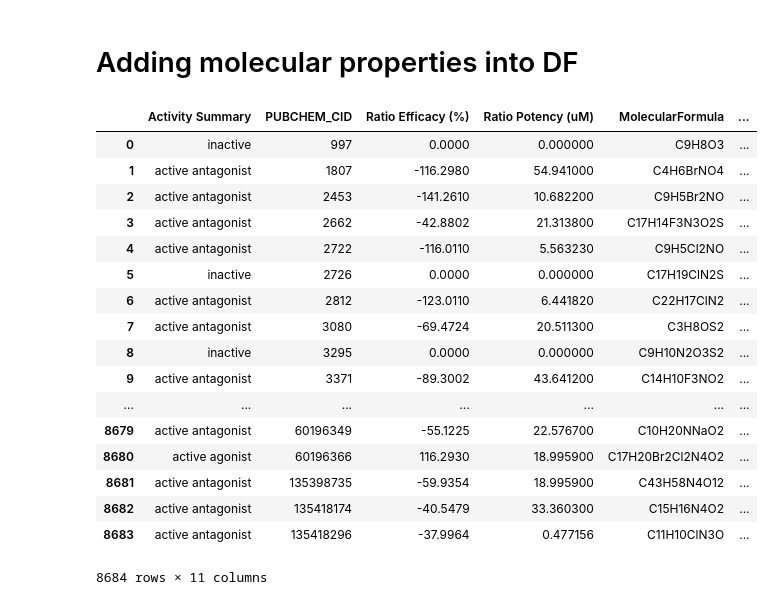
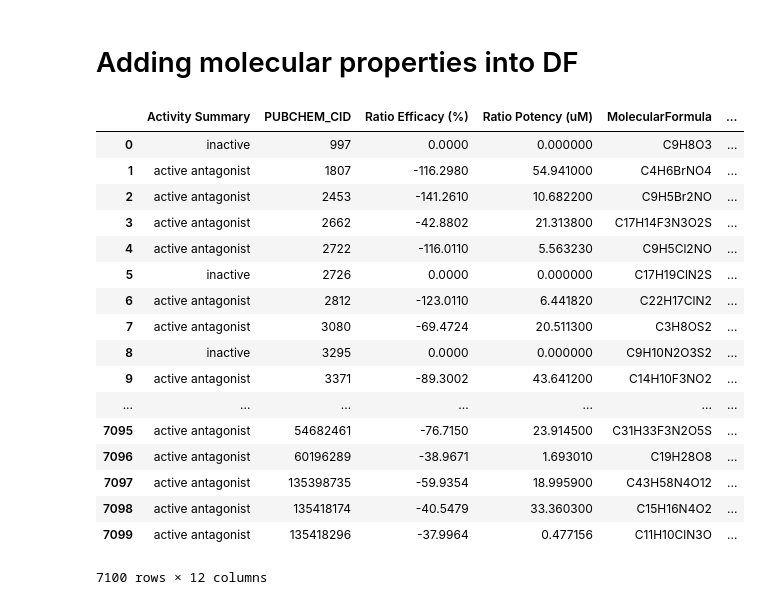
Before and after one commit to shreyasingh1/NCBI, a Jupyter notebook: Molecular Properties.ipynb, the cells around one changed output. Cells and saved outputs as stored; diff of their text form; code cells hidden in the pictures.

Commit message:
fixed big bug in the data cleaning new ipynb **wasn't replacing with parent compounds correctly, now it is only parent compounds

```diff
--- a/Molecular Properties.ipynb
+++ b/Molecular Properties.ipynb
@@ -706,28 +694,12 @@ soup13 = BeautifulSoup(html13, 'lxml')
 url14 = ('https://pubchem.ncbi.nlm.nih.gov/rest/pug/compound/cid/' + str14 + '/property/ExactMass/TXT')
 html14 = urlopen(url14)
 soup14 = BeautifulSoup(html14, 'lxml')
-url15 = ('https://pubchem.ncbi.nlm.nih.gov/rest/pug/compound/cid/' + str15 + '/property/ExactMass/TXT')
-html15 = urlopen(url15)
-soup15 = BeautifulSoup(html15, 'lxml')
-url16 = ('https://pubchem.ncbi.nlm.nih.gov/rest/pug/compound/cid/' + str16 + '/property/ExactMass/TXT')
-html16 = urlopen(url16)
-soup16 = BeautifulSoup(html16, 'lxml')
-url17 = ('https://pubchem.ncbi.nlm.nih.gov/rest/pug/compound/cid/' + str17 + '/property/MolecularFormula/TXT')
-html17 = urlopen(url17)
-soup17 = BeautifulSoup(html17, 'lxml')
-url18 = ('https://pubchem.ncbi.nlm.nih.gov/rest/pug/compound/cid/' + str18 + '/property/MolecularFormula/TXT')
-html18 = urlopen(url18)
-soup18 = BeautifulSoup(html18, 'lxml')
 
 eMass13 = soup13.get_text()
 eMass14 = soup14.get_text()
-eMass15 = soup15.get_text()
-eMass16 = soup16.get_text()
-eMass17 = soup17.get_text()
-eMass18 = soup18.get_text()
 
 #total eMass string
-eMass = eMass1 + eMass2 + eMass3 + eMass4 + eMass5 + eMass6 + eMass7 + eMass8 + eMass9 + eMass10 + eMass11 + eMass12 + eMass13 + eMass14 + eMass15 + eMass16 + eMass17 + eMass18
+eMass = eMass1 + eMass2 + eMass3 + eMass4 + eMass5 + eMass6 + eMass7 + eMass8 + eMass9 + eMass10 + eMass11 + eMass12 + eMass13 + eMass14
 
 #weight string to eMass list
 eMass = eMass.split()
@@ -794,28 +766,12 @@ soup13 = BeautifulSoup(html13, 'lxml')
 url14 = ('https://pubchem.ncbi.nlm.nih.gov/rest/pug/compound/cid/' + str14 + '/property/TPSA/TXT')
 html14 = urlopen(url14)
 soup14 = BeautifulSoup(html14, 'lxml')
-url15 = ('https://pubchem.ncbi.nlm.nih.gov/rest/pug/compound/cid/' + str15 + '/property/TPSA/TXT')
-html15 = urlopen(url15)
-soup15 = BeautifulSoup(html15, 'lxml')
-url16 = ('https://pubchem.ncbi.nlm.nih.gov/rest/pug/compound/cid/' + str16 + '/property/TPSA/TXT')
-html16 = urlopen(url16)
-soup16 = BeautifulSoup(html16, 'lxml')
-url17 = ('https://pubchem.ncbi.nlm.nih.gov/rest/pug/compound/cid/' + str17 + '/property/MolecularFormula/TXT')
-html17 = urlopen(url17)
-soup17 = BeautifulSoup(html17, 'lxml')
-url18 = ('https://pubchem.ncbi.nlm.nih.gov/rest/pug/compound/cid/' + str18 + '/property/MolecularFormula/TXT')
-html18 = urlopen(url18)
-soup18 = BeautifulSoup(html18, 'lxml')
 
 TPSA13 = soup13.get_text()
 TPSA14 = soup14.get_text()
-TPSA15 = soup15.get_text()
-TPSA16 = soup16.get_text()
-TPSA17 = soup17.get_text()
-TPSA18 = soup18.get_text()
 
 #total TPSA string
-TPSA = TPSA1 + TPSA2 + TPSA3 + TPSA4 + TPSA5 + TPSA6 + TPSA7 + TPSA8 + TPSA9 + TPSA10 + TPSA11 + TPSA12 + TPSA13 + TPSA14 + TPSA15 + TPSA16 + TPSA17 + TPSA18
+TPSA = TPSA1 + TPSA2 + TPSA3 + TPSA4 + TPSA5 + TPSA6 + TPSA7 + TPSA8 + TPSA9 + TPSA10 + TPSA11 + TPSA12 + TPSA13 + TPSA14
 
 #weight string to TPSA list
 TPSA = TPSA.split()
@@ -825,31 +781,31 @@ TPSA = TPSA.split()
 # %%
 #Making a copy of the original data dataframe
 df_full = data
 df_full['MolecularFormula'] = formula
 df_full['MolecularWeight'] = weights
 df_full['CanonicalSMILES'] = cSMILES
 df_full['IsomericSMILES'] = iSMILES
 df_full['InChI'] = InChI
-#df_full['XLogP'] = XLogP
+df_full['XLogP'] = XLogP
 df_full['ExactMass'] = eMass
 df_full['TPSA'] = TPSA
 df_full
 # %% [output]
 |  | Activity Summary | PUBCHEM_CID | Ratio Efficacy (%) | Ratio Potency (uM) | MolecularFormula | ... |
 | 0 | inactive | 997 | 0.0000 | 0.000000 | C9H8O3 | ... |
 | 1 | active antagonist | 1807 | -116.2980 | 54.941000 | C4H6BrNO4 | ... |
 | 2 | active antagonist | 2453 | -141.2610 | 10.682200 | C9H5Br2NO | ... |
 | 3 | active antagonist | 2662 | -42.8802 | 21.313800 | C17H14F3N3O2S | ... |
 | 4 | active antagonist | 2722 | -116.0110 | 5.563230 | C9H5Cl2NO | ... |
 | 5 | inactive | 2726 | 0.0000 | 0.000000 | C17H19ClN2S | ... |
 | 6 | active antagonist | 2812 | -123.0110 | 6.441820 | C22H17ClN2 | ... |
 | 7 | active antagonist | 3080 | -69.4724 | 20.511300 | C3H8OS2 | ... |
 | 8 | inactive | 3295 | 0.0000 | 0.000000 | C9H10N2O3S2 | ... |
 | 9 | active antagonist | 3371 | -89.3002 | 43.641200 | C14H10F3NO2 | ... |
 | ... | ... | ... | ... | ... | ... | ... |
-| 8679 | active antagonist | 60196349 | -55.1225 | 22.576700 | C10H20NNaO2 | ... |
-| 8680 | active agonist | 60196366 | 116.2930 | 18.995900 | C17H20Br2Cl2N4O2 | ... |
-| 8681 | active antagonist | 135398735 | -59.9354 | 18.995900 | C43H58N4O12 | ... |
-| 8682 | active antagonist | 135418174 | -40.5479 | 33.360300 | C15H16N4O2 | ... |
-| 8683 | active antagonist | 135418296 | -37.9964 | 0.477156 | C11H10ClN3O | ... |
+| 7095 | active antagonist | 54682461 | -76.7150 | 23.914500 | C31H33F3N2O5S | ... |
+| 7096 | active antagonist | 60196289 | -38.9671 | 1.693010 | C19H28O8 | ... |
+| 7097 | active antagonist | 135398735 | -59.9354 | 18.995900 | C43H58N4O12 | ... |
+| 7098 | active antagonist | 135418174 | -40.5479 | 33.360300 | C15H16N4O2 | ... |
+| 7099 | active antagonist | 135418296 | -37.9964 | 0.477156 | C11H10ClN3O | ... |
-8684 rows × 11 columns
+7100 rows × 12 columns
```
Also changed, not shown: parts of 18 cells of this notebook, 3 other files.
